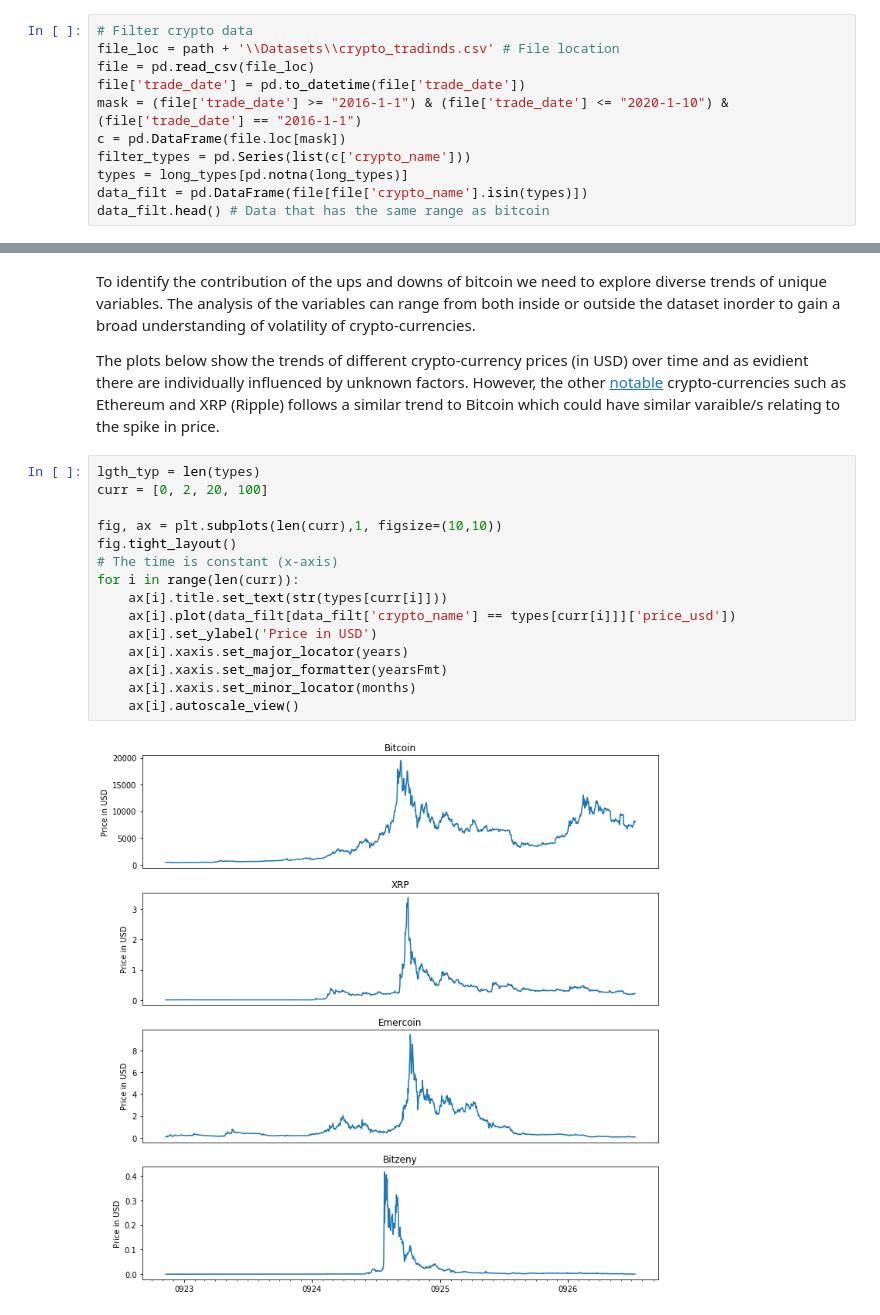
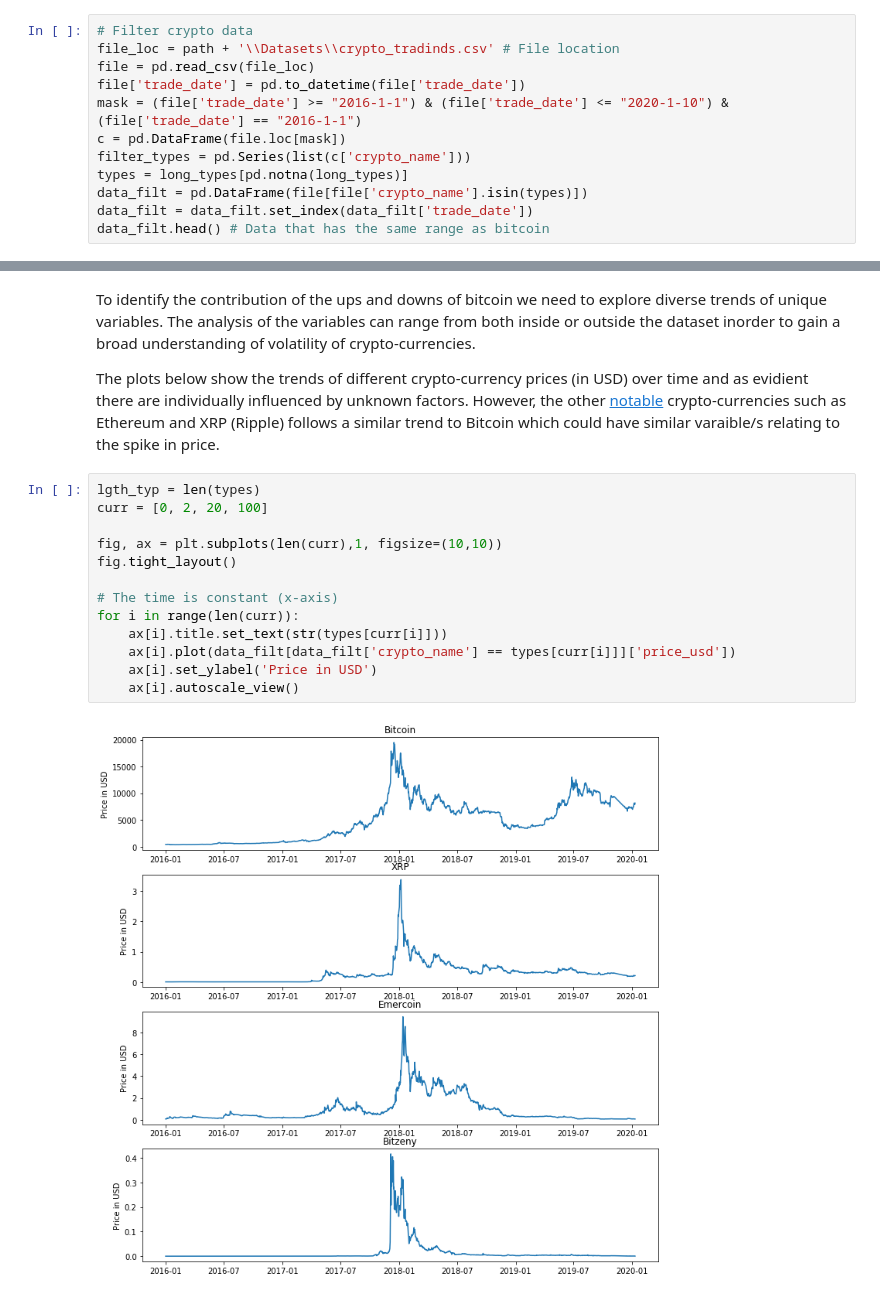
Before and after one commit to JHa568/Data-Analysis, a Jupyter notebook: 1. Crypto_trade-in/Crypto-Currency_trade-in.ipynb, the cells around one changed output, grey strips where cells are left out. Cells and saved outputs as stored; diff of their text form.

```diff
--- a/1. Crypto_trade-in/Crypto-Currency_trade-in.ipynb
+++ b/1. Crypto_trade-in/Crypto-Currency_trade-in.ipynb
@@ -26,6 +25,7 @@ c = pd.DataFrame(file.loc[mask])
 filter_types = pd.Series(list(c['crypto_name']))
 types = long_types[pd.notna(long_types)]
 data_filt = pd.DataFrame(file[file['crypto_name'].isin(types)])
+data_filt = data_filt.set_index(data_filt['trade_date'])
 data_filt.head() # Data that has the same range as bitcoin
 # %% [output]
 |  | trade_date | volume | price_usd | price_btc | market_cap | capitalization_change_1_day | USD_price_change_1_day | ... |
@@ -51,17 +42,15 @@ The plots below show the trends of different crypto-currency prices (in USD) ove
 # %%
 lgth_typ = len(types)
 curr = [0, 2, 20, 100]
 
 fig, ax = plt.subplots(len(curr),1, figsize=(10,10))
 fig.tight_layout()
+
 # The time is constant (x-axis)
 for i in range(len(curr)):
     ax[i].title.set_text(str(types[curr[i]]))
     ax[i].plot(data_filt[data_filt['crypto_name'] == types[curr[i]]]['price_usd'])
     ax[i].set_ylabel('Price in USD')
-    ax[i].xaxis.set_major_locator(years)
-    ax[i].xaxis.set_major_formatter(yearsFmt)
-    ax[i].xaxis.set_minor_locator(months)
     ax[i].autoscale_view()
 # %% [output]
-[figure, old version]
+[figure, new version]
```
Also changed, not shown: parts of 9 cells of this notebook.
